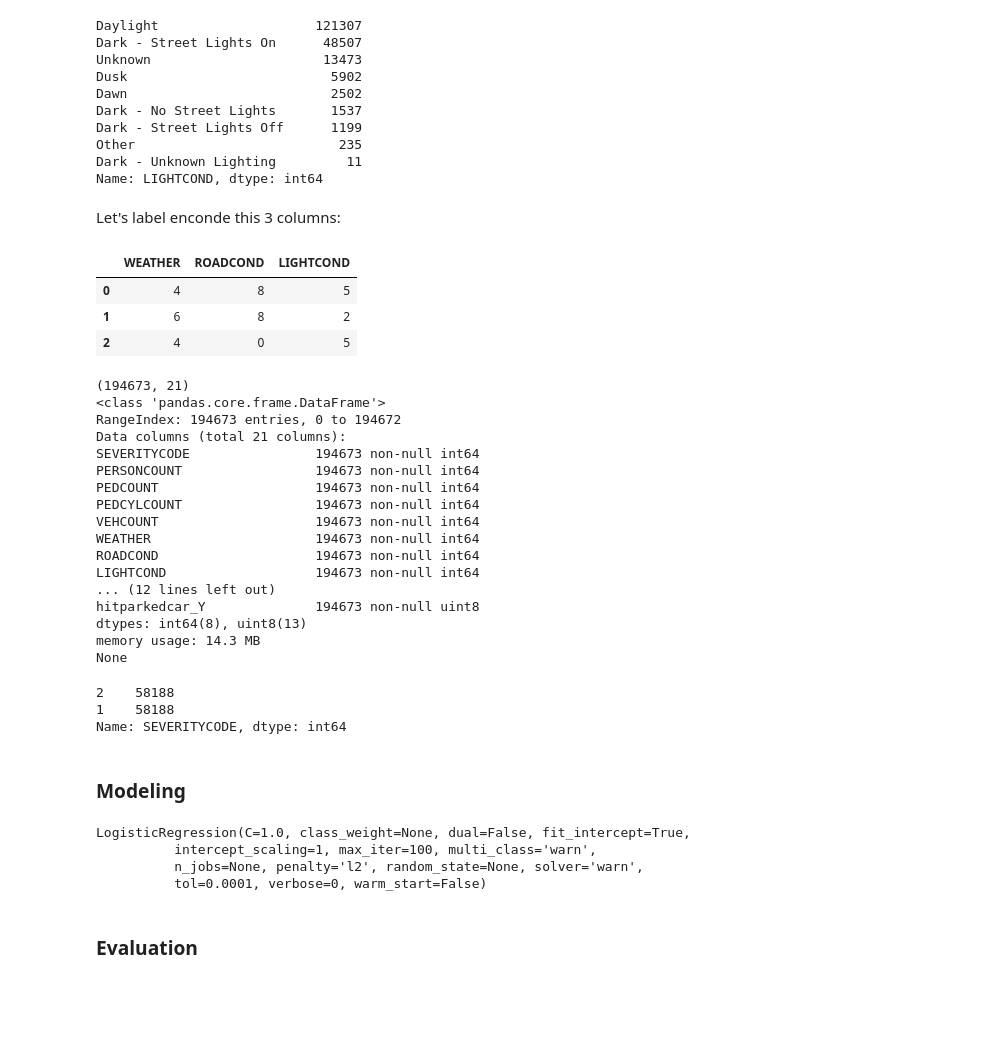
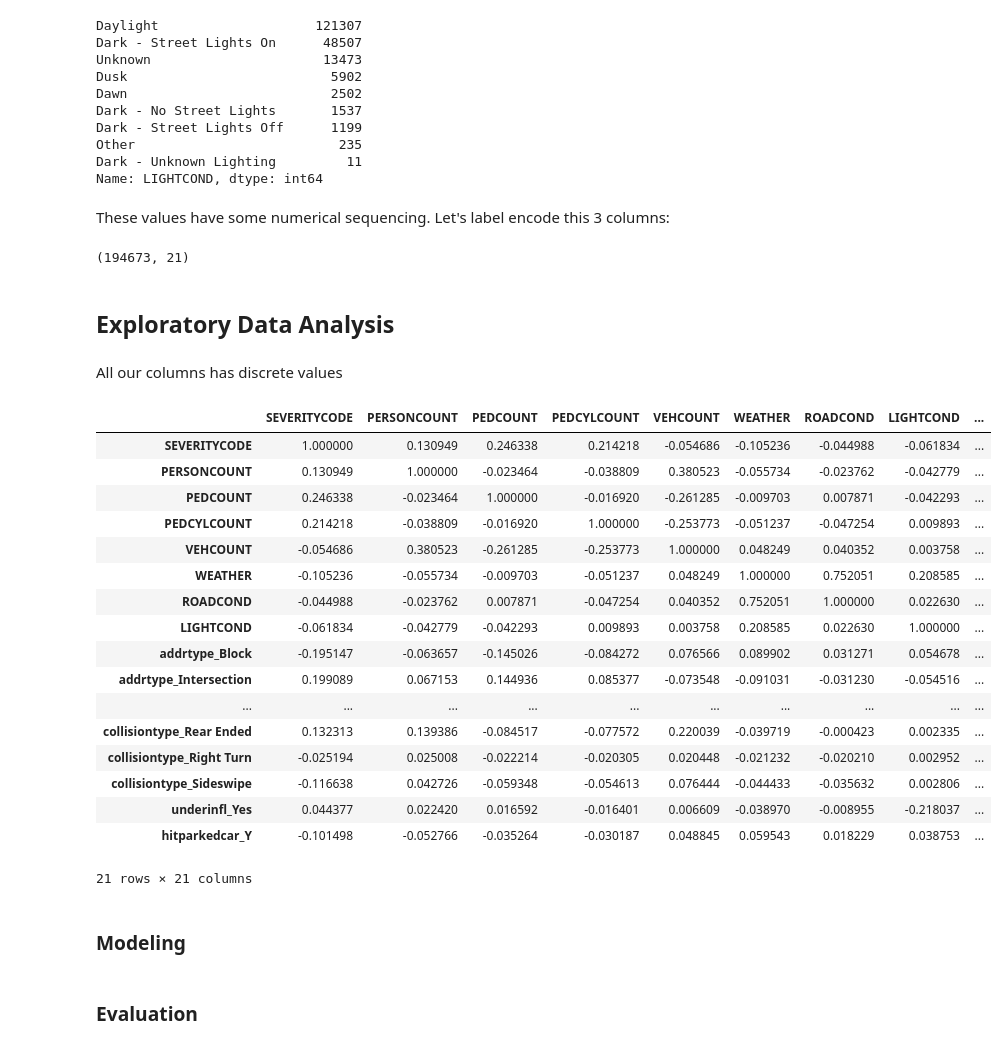
Before and after one commit to sanyogthescholar/Coursera_Capstone, a Jupyter notebook: car_accident_analysis.ipynb, the cells around one changed output. Saved outputs shown, nothing was run; the diff lists cells and outputs as text; code cells hidden in the pictures; blank space fills up the shorter version.

```diff
--- a/car_accident_analysis.ipynb
+++ b/car_accident_analysis.ipynb
@@ -253,7 +257,7 @@ Other                          235
 Dark - Unknown Lighting         11
 Name: LIGHTCOND, dtype: int64
 # %% [markdown]
-Let's label enconde this 3 columns:
+These values have some numerical sequencing. Let's label encode this 3 columns:
 # %%
 le_weather = LabelEncoder()
 df_collisions['WEATHER'] = le_weather.fit_transform(df_collisions['WEATHER'])
@@ -263,32 +267,33 @@ df_collisions['ROADCOND'] = le_roadcond.fit_transform(df_collisions['ROADCOND'])
 
 le_lightcond = LabelEncoder()
 df_collisions['LIGHTCOND'] = le_lightcond.fit_transform(df_collisions['LIGHTCOND'])
-
-df_collisions[['WEATHER', 'ROADCOND', 'LIGHTCOND']].head(3)
-# %% [output]
-|  | WEATHER | ROADCOND | LIGHTCOND |
-| 0 | 4 | 8 | 5 |
-| 1 | 6 | 8 | 2 |
-| 2 | 4 | 0 | 5 |
 # %%
 print(df_collisions.shape)
-print(df_collisions.info())
 # %% [output]
 (194673, 21)
-<class 'pandas.core.frame.DataFrame'>
-RangeIndex: 194673 entries, 0 to 194672
-Data columns (total 21 columns):
-SEVERITYCODE                194673 non-null int64
-PERSONCOUNT                 194673 non-null int64
-PEDCOUNT                    194673 non-null int64
-PEDCYLCOUNT                 194673 non-null int64
-VEHCOUNT                    194673 non-null int64
-WEATHER                     194673 non-null int64
-ROADCOND                    194673 non-null int64
-LIGHTCOND                   194673 non-null int64
-... (12 lines left out)
-hitparkedcar_Y              194673 non-null uint8
-dtypes: int64(8), uint8(13)
-memory usage: 14.3 MB
-None
+# %% [markdown]
+## Exploratory Data Analysis
+# %% [markdown]
+All our columns has discrete values
+# %%
+df_collisions.corr()
+# %% [output]
+|  | SEVERITYCODE | PERSONCOUNT | PEDCOUNT | PEDCYLCOUNT | VEHCOUNT | WEATHER | ROADCOND | LIGHTCOND | ... |
+| SEVERITYCODE | 1.000000 | 0.130949 | 0.246338 | 0.214218 | -0.054686 | -0.105236 | -0.044988 | -0.061834 | ... |
+| PERSONCOUNT | 0.130949 | 1.000000 | -0.023464 | -0.038809 | 0.380523 | -0.055734 | -0.023762 | -0.042779 | ... |
+| PEDCOUNT | 0.246338 | -0.023464 | 1.000000 | -0.016920 | -0.261285 | -0.009703 | 0.007871 | -0.042293 | ... |
+| PEDCYLCOUNT | 0.214218 | -0.038809 | -0.016920 | 1.000000 | -0.253773 | -0.051237 | -0.047254 | 0.009893 | ... |
+| VEHCOUNT | -0.054686 | 0.380523 | -0.261285 | -0.253773 | 1.000000 | 0.048249 | 0.040352 | 0.003758 | ... |
+| WEATHER | -0.105236 | -0.055734 | -0.009703 | -0.051237 | 0.048249 | 1.000000 | 0.752051 | 0.208585 | ... |
+| ROADCOND | -0.044988 | -0.023762 | 0.007871 | -0.047254 | 0.040352 | 0.752051 | 1.000000 | 0.022630 | ... |
+| LIGHTCOND | -0.061834 | -0.042779 | -0.042293 | 0.009893 | 0.003758 | 0.208585 | 0.022630 | 1.000000 | ... |
+| addrtype_Block | -0.195147 | -0.063657 | -0.145026 | -0.084272 | 0.076566 | 0.089902 | 0.031271 | 0.054678 | ... |
+| addrtype_Intersection | 0.199089 | 0.067153 | 0.144936 | 0.085377 | -0.073548 | -0.091031 | -0.031230 | -0.054516 | ... |
+| ... | ... | ... | ... | ... | ... | ... | ... | ... | ... |
+| collisiontype_Rear Ended | 0.132313 | 0.139386 | -0.084517 | -0.077572 | 0.220039 | -0.039719 | -0.000423 | 0.002335 | ... |
+| collisiontype_Right Turn | -0.025194 | 0.025008 | -0.022214 | -0.020305 | 0.020448 | -0.021232 | -0.020210 | 0.002952 | ... |
+| collisiontype_Sideswipe | -0.116638 | 0.042726 | -0.059348 | -0.054613 | 0.076444 | -0.044433 | -0.035632 | 0.002806 | ... |
+| underinfl_Yes | 0.044377 | 0.022420 | 0.016592 | -0.016401 | 0.006609 | -0.038970 | -0.008955 | -0.218037 | ... |
+| hitparkedcar_Y | -0.101498 | -0.052766 | -0.035264 | -0.030187 | 0.048845 | 0.059543 | 0.018229 | 0.038753 | ... |
+21 rows × 21 columns
 # %%
@@ -299,16 +304,12 @@ from sklearn.preprocessing import normalize
 # %%
 # Dataset is imbalanced, so lets grab samples and balance that using undersampling technique
-df_collisions.SEVERITYCODE.value_counts()
+#df_collisions.SEVERITYCODE.value_counts()
 
-df_shuffled = df_collisions.sample(frac=1)
+#df_shuffled = df_collisions.sample(frac=1)
 
-df_severitycode_2 = df_shuffled.loc[df_shuffled['SEVERITYCODE'] == 2]
-df_severitycode_1 = df_shuffled.loc[df_shuffled['SEVERITYCODE'] == 1].sample(n=58188)
+#df_severitycode_2 = df_shuffled.loc[df_shuffled['SEVERITYCODE'] == 2]
+#df_severitycode_1 = df_shuffled.loc[df_shuffled['SEVERITYCODE'] == 1].sample(n=58188)
 
-df_collisions = pd.concat([df_severitycode_1, df_severitycode_2])
-df_collisions.SEVERITYCODE.value_counts()
+#df_collisions = pd.concat([df_severitycode_1, df_severitycode_2])
+#df_collisions.SEVERITYCODE.value_counts()
-# %% [output]
-2    58188
-1    58188
-Name: SEVERITYCODE, dtype: int64
 # %%
@@ -323,12 +324,7 @@ x_train, x_test, y_train, y_test = train_test_split(X, y, train_size=0.7)
 ### Modeling
 # %%
 # Logistic regression
-lr_model = LogisticRegression()
-lr_model.fit(x_train, y_train)
+#lr_model = LogisticRegression()
+#lr_model.fit(x_train, y_train)
-# %% [output]
-LogisticRegression(C=1.0, class_weight=None, dual=False, fit_intercept=True,
-          intercept_scaling=1, max_iter=100, multi_class='warn',
-          n_jobs=None, penalty='l2', random_state=None, solver='warn',
-          tol=0.0001, verbose=0, warm_start=False)
 # %%
 # Knearest-neighbors (KNN)
```
Also changed, not shown: parts of 24 cells of this notebook.
